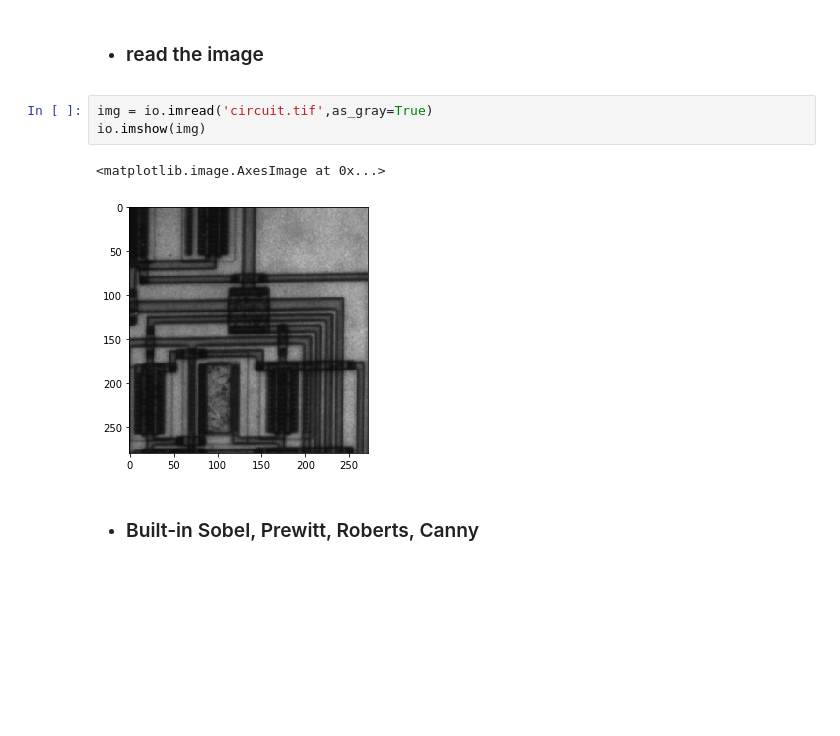
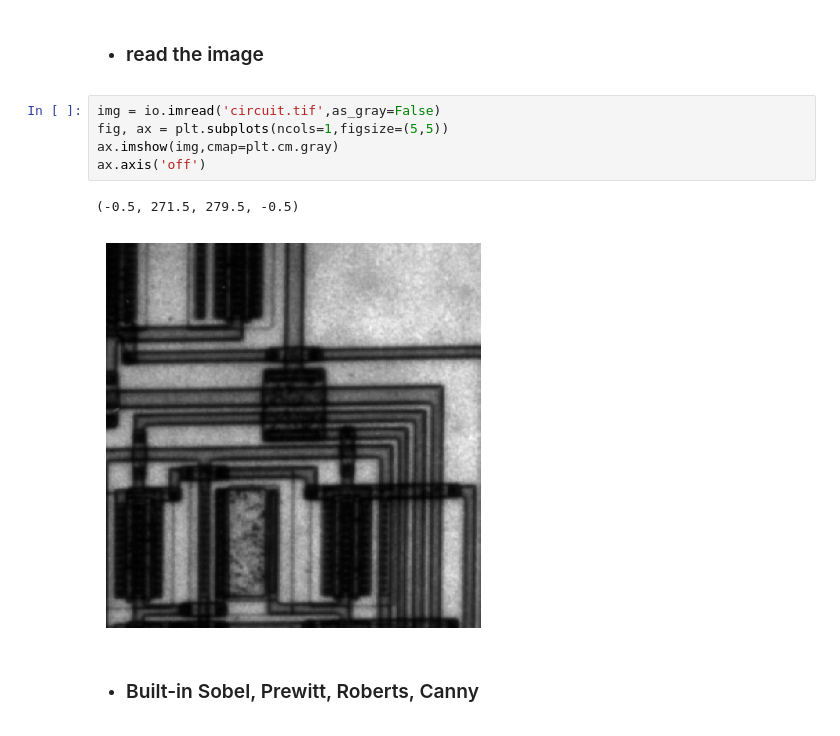
Before and after one commit to khaHesham/Image-Processing, a Jupyter notebook: lab5/Lab_Edge_Detection_STD/Lab_Edge_Detection_STD.ipynb, the cells around one changed output. Saved outputs shown, nothing was run; the diff lists cells and outputs as text; blank space fills up the shorter version.

```diff
--- a/lab5/Lab_Edge_Detection_STD/Lab_Edge_Detection_STD.ipynb
+++ b/lab5/Lab_Edge_Detection_STD/Lab_Edge_Detection_STD.ipynb
@@ -20,12 +20,14 @@ The autoreload extension is already loaded. To reload it, use:
   %reload_ext autoreload
 # %% [markdown]
 - ### read the image
-# %%
-img = io.imread('circuit.tif',as_gray=True)
-io.imshow(img)
-# %% [output]
-<matplotlib.image.AxesImage at 0x...>
-[figure, removed]
+# %%
+img = io.imread('circuit.tif',as_gray=False)
+fig, ax = plt.subplots(ncols=1,figsize=(5,5))
+ax.imshow(img,cmap=plt.cm.gray)
+ax.axis('off')
+# %% [output]
+(-0.5, 271.5, 279.5, -0.5)
+[figure, added]
 # %% [markdown]
 
 - ### Built-in Sobel, Prewitt, Roberts, Canny
```
Also changed, not shown: parts of 6 cells of this notebook.
